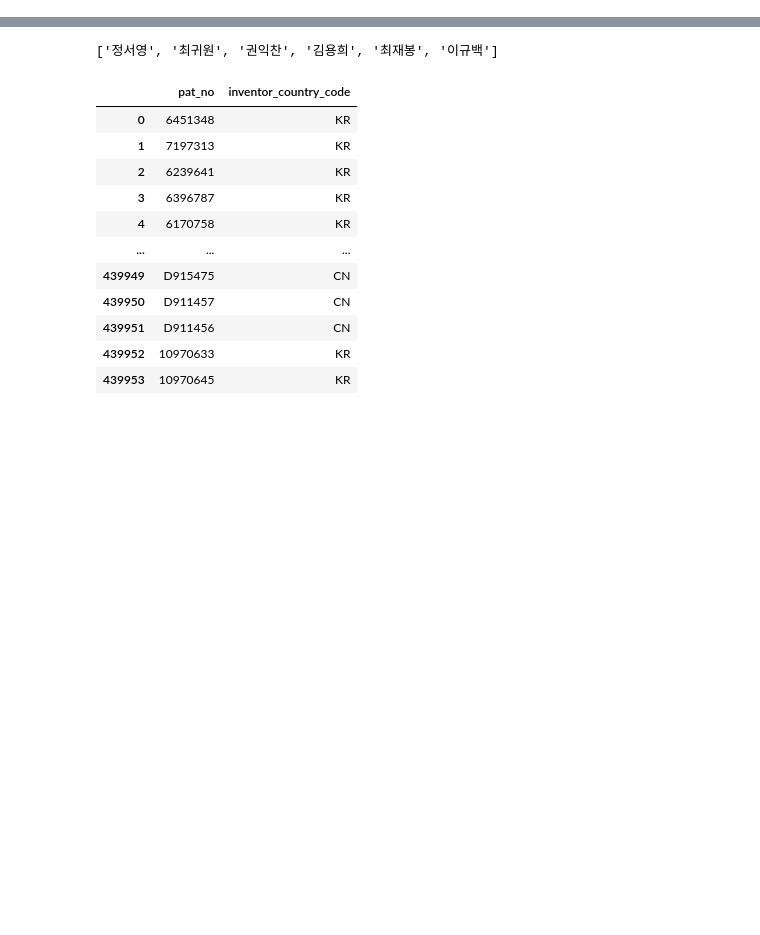
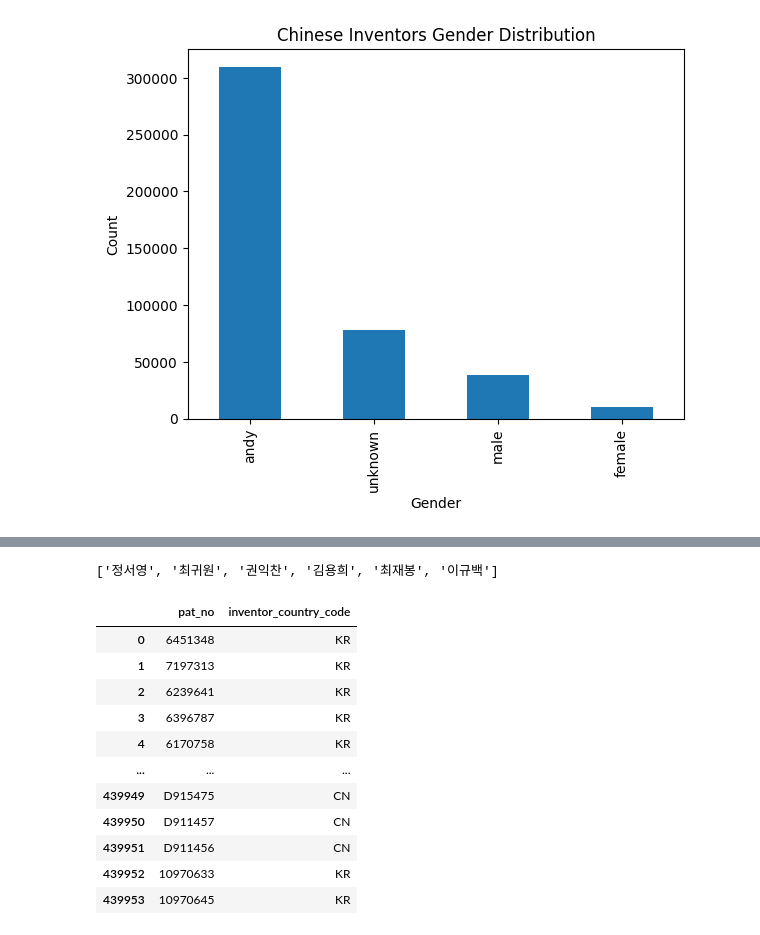
Before and after one commit to BU-Spark/ds-bu-law-race-based, a Jupyter notebook: fall22-team-2/googlePatents.ipynb, the cells around one changed output, grey strips where cells are left out. Drawn from its saved outputs; the diff is of its cells as text; code cells hidden in the pictures; blank space fills up the shorter version.

```diff
--- a/fall22-team-2/googlePatents.ipynb
+++ b/fall22-team-2/googlePatents.ipynb
@@ -24 +27,14 @@ df
 1265326 rows × 10 columns
+# %%
+chinese_inventors = df[df['inventor_country_code'] == 'CN']
+korean_inventors = df[df['inventor_country_code'] == 'KR']
+
+chinese_gender_distribution = chinese_inventors['gender'].value_counts().drop('na')
+# barplot it
+chinese_gender_distribution.plot.bar()
+plt.title('Chinese Inventors Gender Distribution')
+plt.xlabel('Gender')
+plt.ylabel('Count')
+plt.show()
+# %% [output]
+[figure, added]
```
Also changed, not shown: parts of 3 cells of this notebook, 2 other files.
